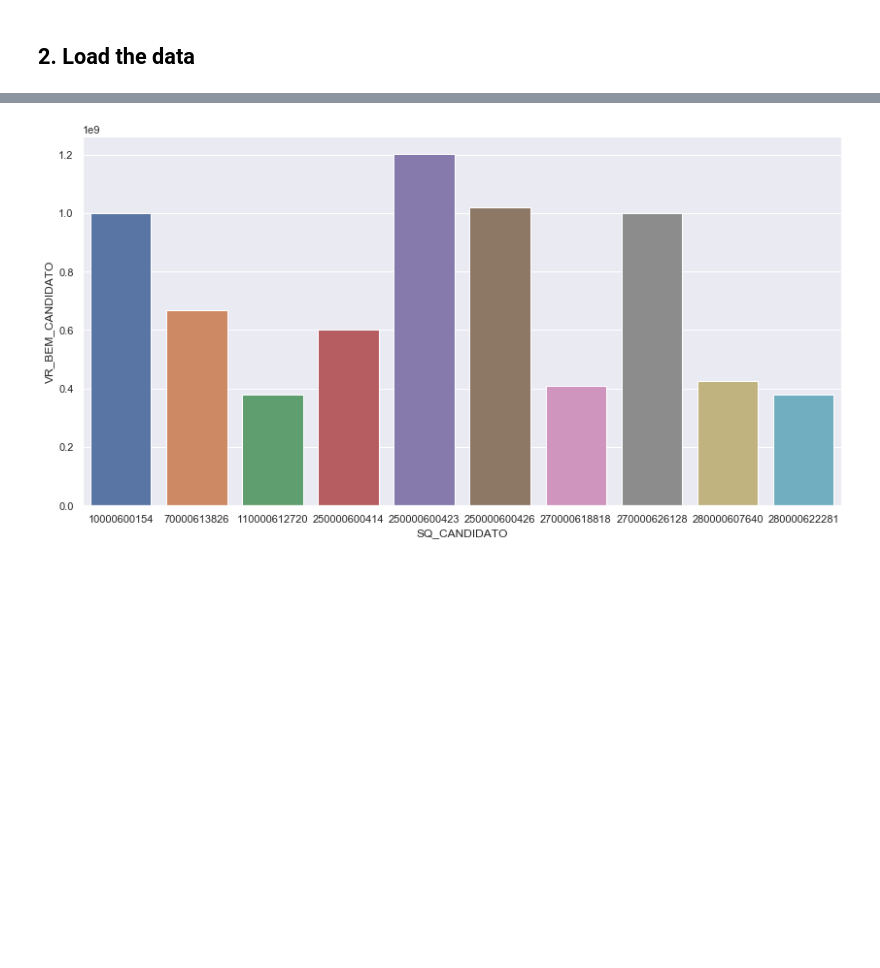
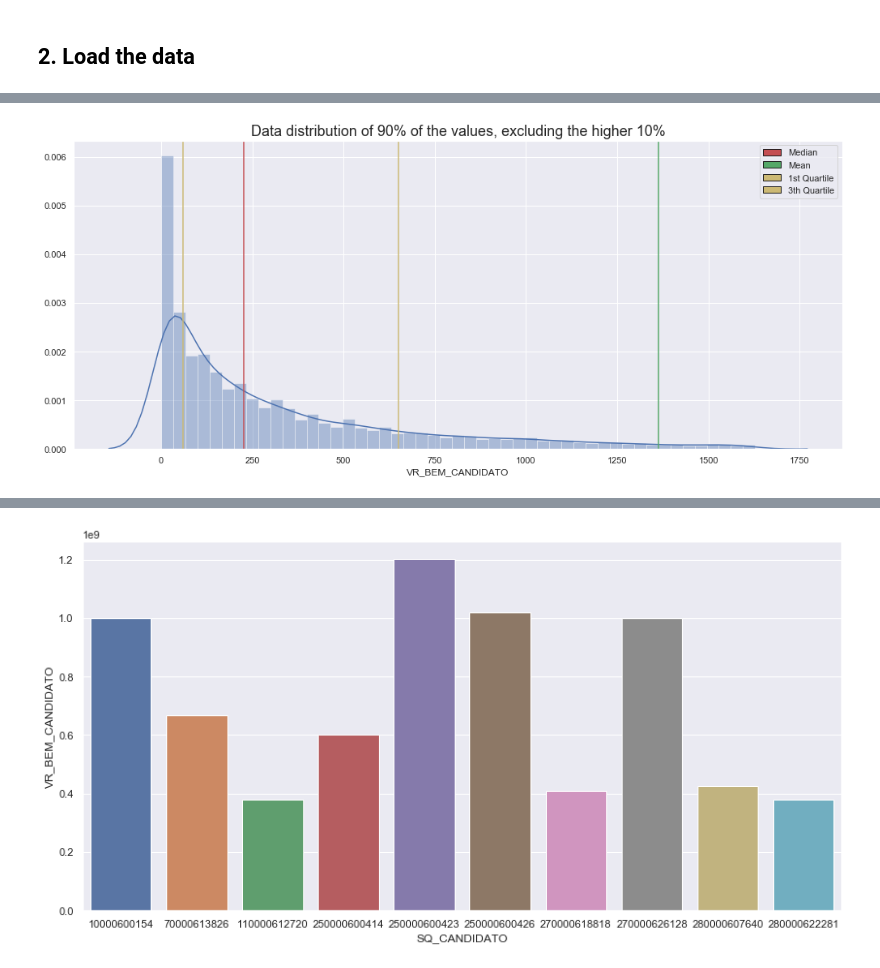
Before and after one commit to gguillaux/brazil_elections_2018, a Jupyter notebook: EDA.ipynb, the cells around one changed output, grey strips where cells are left out. Saved outputs shown, nothing was run; the diff lists cells and outputs as text; code cells hidden in the pictures; blank space fills up the shorter version.

```diff
--- a/EDA.ipynb
+++ b/EDA.ipynb
@@ -67,0 +83,21 @@ plt.show()
+# %%
+# plot figure
+asset_values = total_assets_by_cand['VR_BEM_CANDIDATO'] / 1000
+fd = asset_values[asset_values < asset_values.quantile(0.9)]
+p = sns.distplot(fd)
+
+# add vertical lines to highlight mean and median
+plt.axvline(np.median(asset_values), color='r')
+plt.axvline(np.mean(asset_values), color='g')
+plt.axvline(np.mean(asset_values.quantile(0.25)), color='y')
+plt.axvline(np.mean(asset_values.quantile(0.75)), color='y')
+
+# create legend
+handles = [Rectangle((0,0),1,1,color=c,ec="k") for c in ['r','g', 'y', 'y']]
+labels= ["Median", "Mean", "1st Quartile", "3th Quartile"]
+plt.legend(handles, labels)
+plt.title('Data distribution of 90% of the values, excluding the higher 10%',
+          fontdict={'fontsize': 18})
+plt.show()
+# %% [output]
+[figure, added]
```
Also changed, not shown: parts of 11 cells of this notebook.
